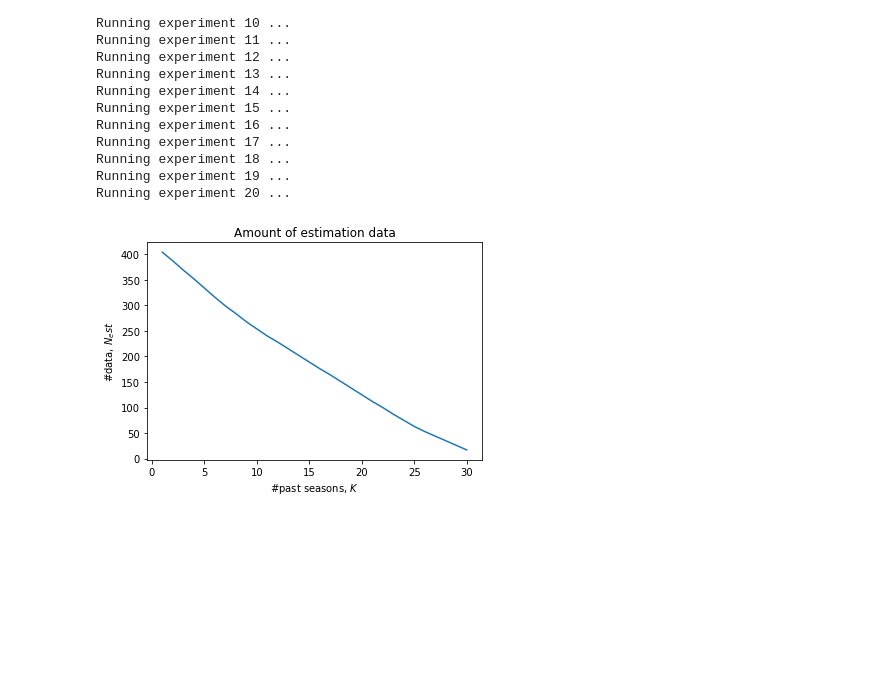
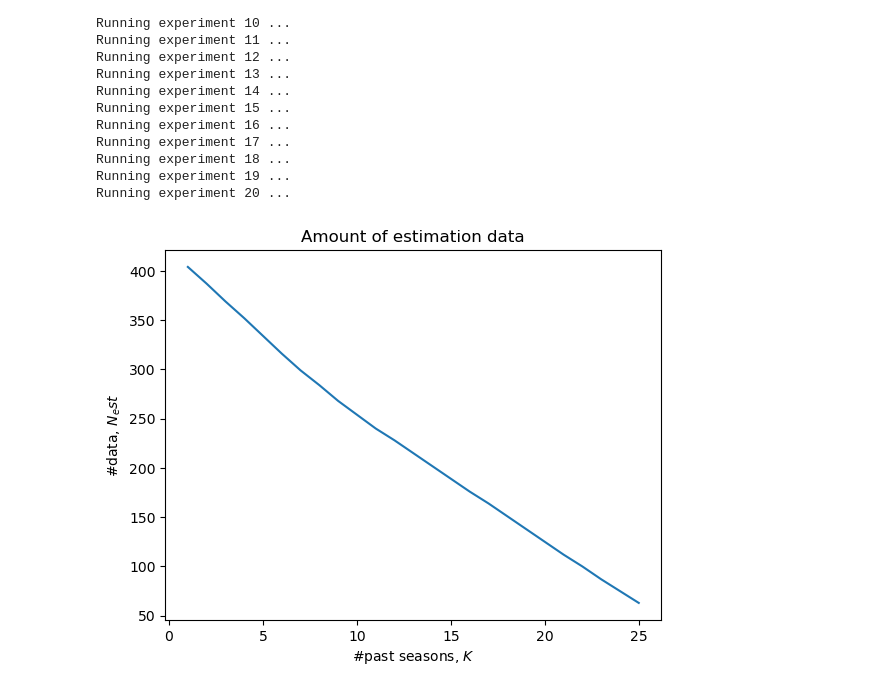
Before and after one commit to gaj67/gaj-data-science, a Jupyter notebook: AFL/notebooks/4_seasonal_effects.ipynb, the cells around one changed output. Saved outputs shown, nothing was run; the diff lists cells and outputs as text; code cells hidden in the pictures; blank space fills up the shorter version.

```diff
--- a/AFL/notebooks/4_seasonal_effects.ipynb
+++ b/AFL/notebooks/4_seasonal_effects.ipynb
@@ -461,0 +602,13 @@ def run_one_experiment(team_data, val_frac):
+# %%
+max_K = 30
+val_frac = 0.2
+
+weights, est_scores, val_scores, num_data = run_one_experiment(team_data, val_frac, max_K)
+# %%
+K_values = range(1, max_K + 1)
+for i in range(5):
+    plt.plot(K_values, weights[:,i])
+plt.xlabel('Context size, $K$')
+plt.ylabel('Weight coefficient')
+plt.legend(['$w_'+str(i+1)+'$' for i in range(5)])
+plt.show()
@@ -462,12 +624,12 @@ def run_one_experiment(team_data, val_frac):
 # %%
-def run_multiple_experiments(team_data, num_experims, val_frac):
+def run_multiple_experiments(team_data, num_experims, max_K, val_frac):
     all_est_scores =[]
     all_val_scores = []
     all_num_data = []
 
     for i in range(num_experims):
         print("Running experiment", i + 1, "...")
-        est_scores, val_scores, num_data = run_one_experiment(team_data, val_frac)
+        _, est_scores, val_scores, num_data = run_one_experiment(team_data, val_frac, max_K)
         all_est_scores.append(est_scores)
         all_val_scores.append(val_scores)
         all_num_data.append(num_data)
@@ -479,9 +641,9 @@ def run_multiple_experiments(team_data, num_experims, val_frac):
     return all_est_scores, all_val_scores, all_num_data
 # %%
 num_experims = 20
-val_frac = 0.2
+max_K = 25
 
-est_scores, val_scores, num_data = run_multiple_experiments(team_data, num_experims, val_frac)
+est_scores, val_scores, num_data = run_multiple_experiments(team_data, num_experims, max_K, val_frac)
 # %% [output]
 Running experiment 1 ...
 Running experiment 2 ...
@@ -504,14 +666,14 @@ Running experiment 18 ...
 Running experiment 19 ...
 Running experiment 20 ...
 # %%
-K_values = range(1, len(num_data) + 1)
+K_values = range(1, max_K + 1)
 plt.plot(K_values, num_data)
 plt.title("Amount of estimation data")
 plt.xlabel("#past seasons, $K$")
 plt.ylabel("#data, $N_est$")
 plt.show()
 # %% [output]
-[figure, old version]
+[figure, new version]
 # %%
 plt.plot(K_values, est_scores)
 plt.plot(K_values, val_scores, 'r')
```
Also changed, not shown: parts of 46 cells of this notebook, 7 other files.
